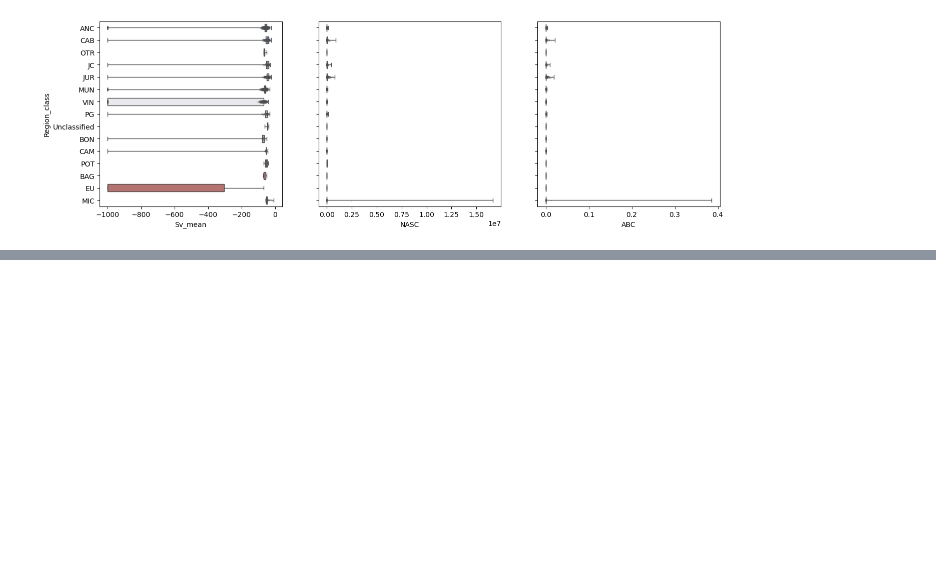
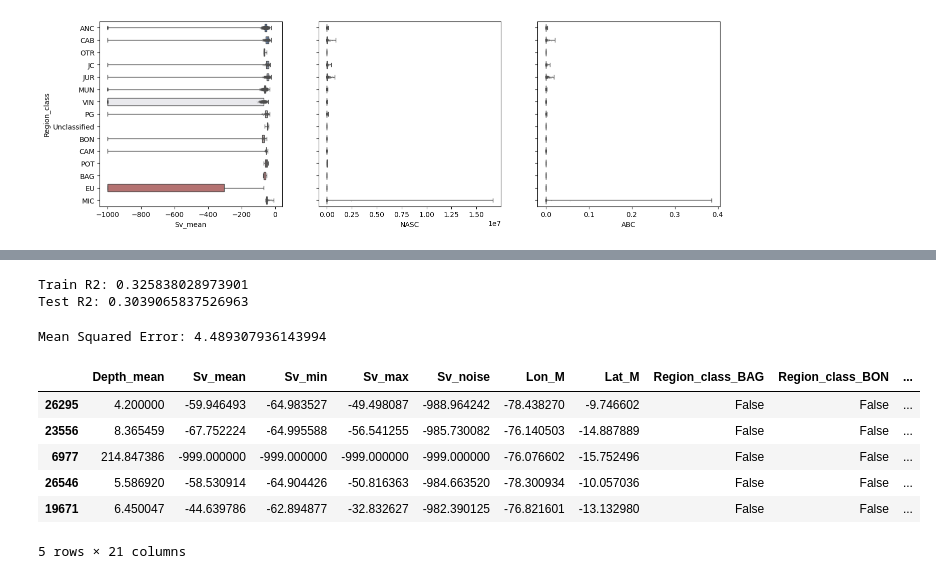
Before and after one commit to jmanitz/code-snippets, a Jupyter notebook: Ocean_capstone/ocean_prog.ipynb, the cells around one changed output, grey strips where cells are left out. Saved outputs shown, nothing was run; the diff lists cells and outputs as text; code cells hidden in the pictures; blank space fills up the shorter version.

```diff
--- a/Ocean_capstone/ocean_prog.ipynb
+++ b/Ocean_capstone/ocean_prog.ipynb
@@ -176,0 +214,33 @@ Text(0.5, 0, '')
+# %%
+# Report train and test R2 scores.
+train_score = model1.score(x_train[numeric_features], y_train)
+test_score = model1.score(x_test[numeric_features], y_test)
+print('Train R2:', train_score)
+print('Test R2:', test_score)
+# %% [output]
+Train R2: 0.325838028973901
+Test R2: 0.3039065837526963
+# %%
+# Make predictions
+y_pred = model1.predict(x_test[numeric_features])
+
+# Compute the MSE for the test data
+mse = mean_squared_error(y_pred, y_test)
+print(f"Mean Squared Error: {mse}")
+# %% [output]
+Mean Squared Error: 4.489307936143994
+# %%
+### Add categorical variable for species class
+features = ["Region_class","Depth_mean", "Sv_mean","Sv_min", "Sv_max", "Sv_noise", "Lon_M", "Lat_M"]
+# Create x train and test design matrices creating dummy variables for the categorical while keeping the numeric feature columns unchanged.
+x_train2 = pd.get_dummies(x_train[features], drop_first=True)
+x_test2 = pd.get_dummies(x_test[features], drop_first=True)
+x_train2.head()
+# %% [output]
+|  | Depth_mean | Sv_mean | Sv_min | Sv_max | Sv_noise | Lon_M | Lat_M | Region_class_BAG | Region_class_BON | ... |
+| 26295 | 4.200000 | -59.946493 | -64.983527 | -49.498087 | -988.964242 | -78.438270 | -9.746602 | False | False | ... |
+| 23556 | 8.365459 | -67.752224 | -64.995588 | -56.541255 | -985.730082 | -76.140503 | -14.887889 | False | False | ... |
+| 6977 | 214.847386 | -999.000000 | -999.000000 | -999.000000 | -999.000000 | -76.076602 | -15.752496 | False | False | ... |
+| 26546 | 5.586920 | -58.530914 | -64.904426 | -50.816363 | -984.663520 | -78.300934 | -10.057036 | False | False | ... |
+| 19671 | 6.450047 | -44.639786 | -62.894877 | -32.832627 | -982.390125 | -76.821601 | -13.132980 | False | False | ... |
+5 rows × 21 columns
```
Also changed, not shown: parts of 11 cells of this notebook.
